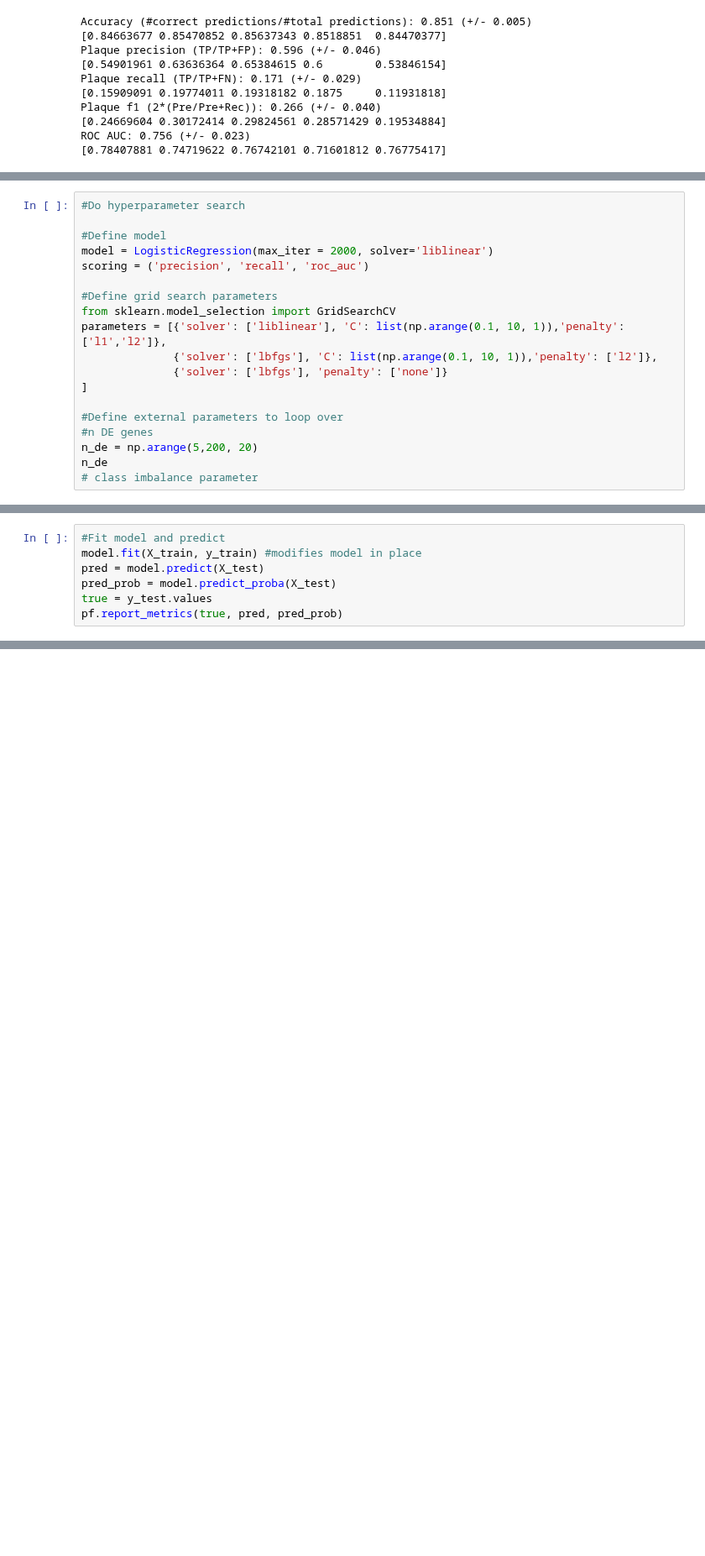
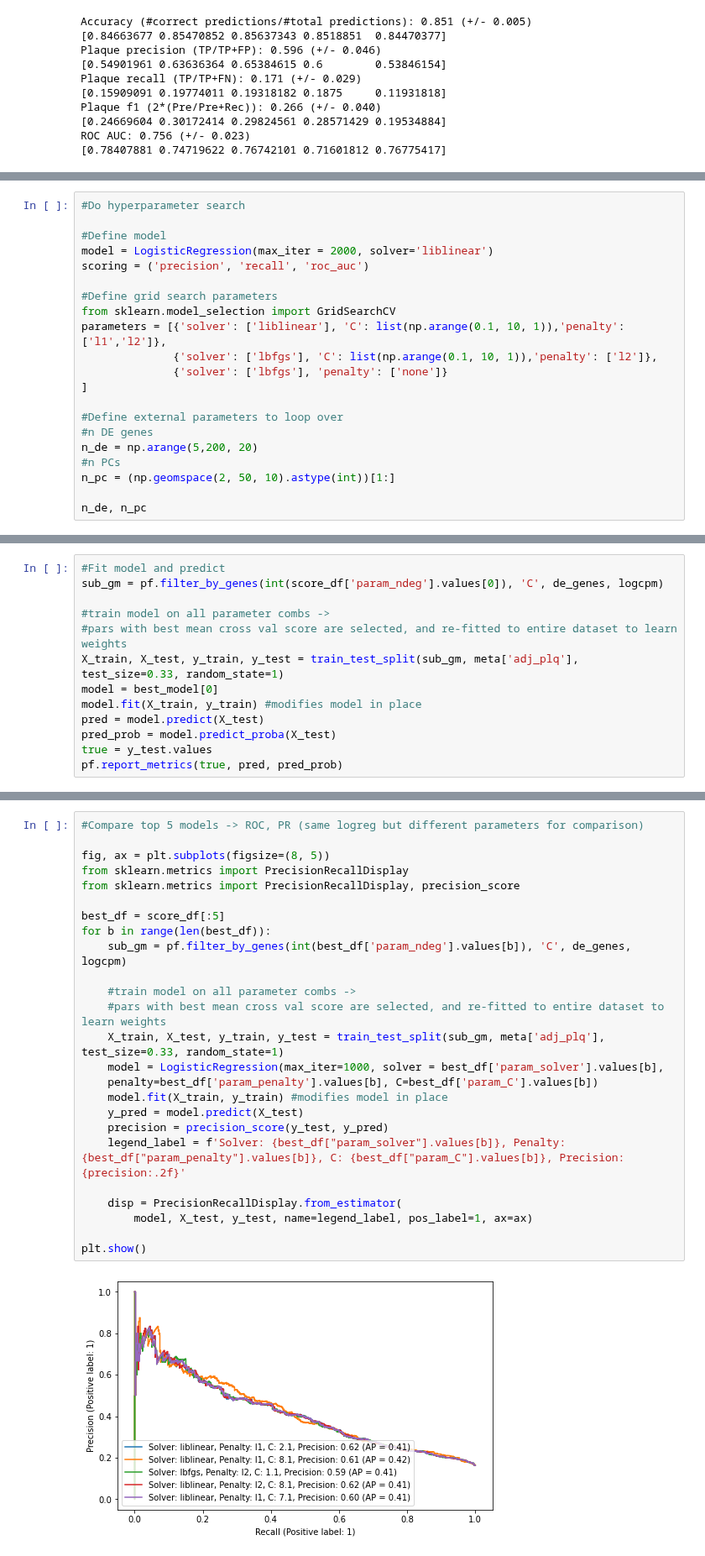
Before and after one commit to dmnburrows/spatial_transcriptomics, a Jupyter notebook: plaque_classify.ipynb, the cells around one changed output, grey strips where cells are left out. Shown at 84% size. Drawn from its saved outputs; the diff is of its cells as text; blank space fills up the shorter version.

Commit message:
comparing best logistic models

```diff
--- a/plaque_classify.ipynb
+++ b/plaque_classify.ipynb
@@ -449,6 +467,8 @@ parameters = [{'solver': ['liblinear'], 'C': list(np.arange(0.1, 10, 1)),'penalt
 #Define external parameters to loop over
 #n DE genes
 n_de = np.arange(5,200, 20)
-n_de
-# class imbalance parameter
+#n PCs
+n_pc = (np.geomspace(2, 50, 10).astype(int))[1:]
+
+n_de, n_pc
 # %% [output]
@@ -528,5 +612,11 @@ LogisticRegression(C=4.1, max_iter=2000, penalty='l1', solver='liblinear')
 # %%
 #Fit model and predict
+sub_gm = pf.filter_by_genes(int(score_df['param_ndeg'].values[0]), 'C', de_genes, logcpm)
+
+#train model on all parameter combs ->
+#pars with best mean cross val score are selected, and re-fitted to entire dataset to learn weights
+X_train, X_test, y_train, y_test = train_test_split(sub_gm, meta['adj_plq'], test_size=0.33, random_state=1)
+model = best_model[0]
 model.fit(X_train, y_train) #modifies model in place
 pred = model.predict(X_test)
 pred_prob = model.predict_proba(X_test)
@@ -553,3 +641,30 @@ ROC AUC plaque = 0.759
+# %%
+#Compare top 5 models -> ROC, PR (same logreg but different parameters for comparison)
+
+fig, ax = plt.subplots(figsize=(8, 5))
+from sklearn.metrics import PrecisionRecallDisplay
+from sklearn.metrics import PrecisionRecallDisplay, precision_score
+
+best_df = score_df[:5]
+for b in range(len(best_df)):
+    sub_gm = pf.filter_by_genes(int(best_df['param_ndeg'].values[b]), 'C', de_genes, logcpm)
+
+    #train model on all parameter combs ->
+    #pars with best mean cross val score are selected, and re-fitted to entire dataset to learn weights
+    X_train, X_test, y_train, y_test = train_test_split(sub_gm, meta['adj_plq'], test_size=0.33, random_state=1)
+    model = LogisticRegression(max_iter=1000, solver = best_df['param_solver'].values[b],
+    penalty=best_df['param_penalty'].values[b], C=best_df['param_C'].values[b])
+    model.fit(X_train, y_train) #modifies model in place
+    y_pred = model.predict(X_test)
+    precision = precision_score(y_test, y_pred)
+    legend_label = f'Solver: {best_df["param_solver"].values[b]}, Penalty: {best_df["param_penalty"].values[b]}, C: {best_df["param_C"].values[b]}, Precision: {precision:.2f}'
+
+    disp = PrecisionRecallDisplay.from_estimator(
+        model, X_test, y_test, name=legend_label, pos_label=1, ax=ax)
+
+plt.show()
+# %% [output]
+[figure, added]
 # %%
 #Random under sampling ---> leads to loss of precision, gain of recall due to fewer negative training points -> avoid
 from imblearn.under_sampling import RandomUnderSampler
```
Also changed, not shown: parts of 11 cells of this notebook.
